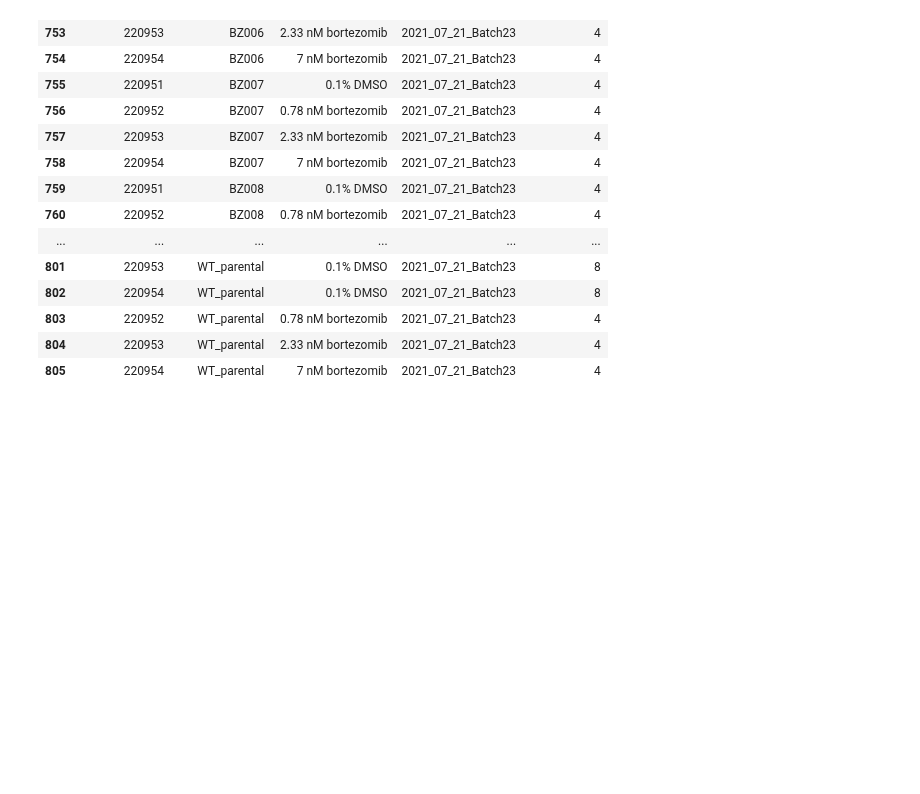
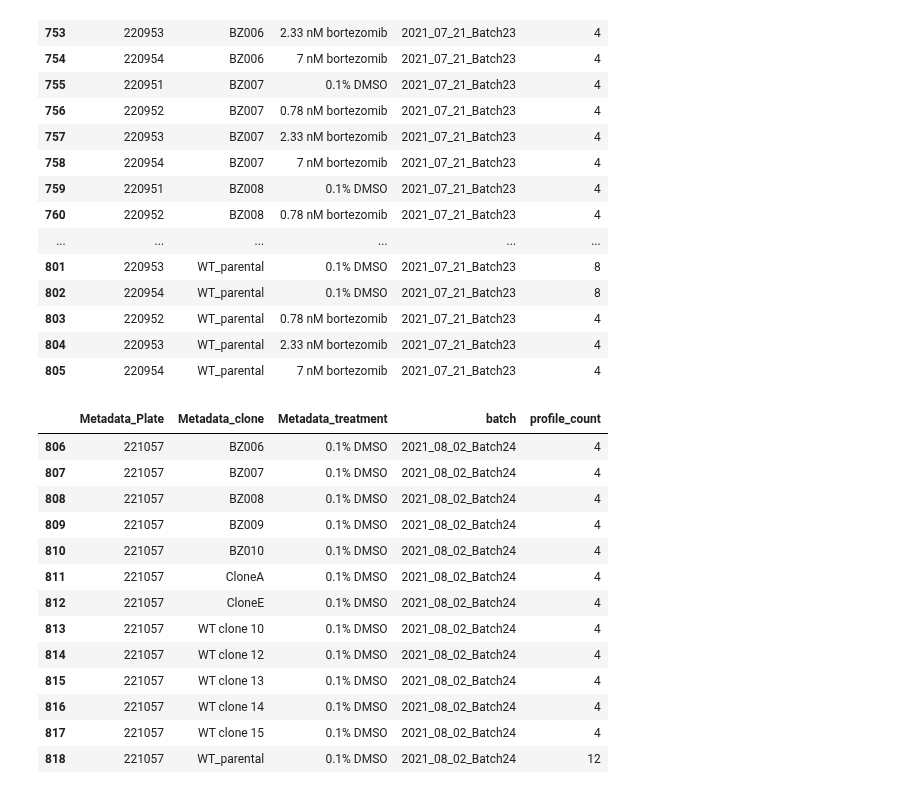
Before and after one commit to broadinstitute/profiling-resistance-mechanisms, a Jupyter notebook: 2.describe-data/0.describe-data.ipynb, the cells around one changed output. Drawn from its saved outputs; the diff is of its cells as text; code cells hidden in the pictures; blank space fills up the shorter version.

```diff
--- a/2.describe-data/0.describe-data.ipynb
+++ b/2.describe-data/0.describe-data.ipynb
@@ -844,3 +845,21 @@ batch23_df
 | 803 | 220952 | WT_parental | 0.78 nM bortezomib | 2021_07_21_Batch23 | 4 |
 | 804 | 220953 | WT_parental | 2.33 nM bortezomib | 2021_07_21_Batch23 | 4 |
 | 805 | 220954 | WT_parental | 7 nM bortezomib | 2021_07_21_Batch23 | 4 |
+# %%
+batch24_df = treatment_counts_df.query("batch == '2021_08_02_Batch24'").dropna(axis="columns")
+batch24_df
+# %% [output]
+|  | Metadata_Plate | Metadata_clone | Metadata_treatment | batch | profile_count |
+| 806 | 221057 | BZ006 | 0.1% DMSO | 2021_08_02_Batch24 | 4 |
+| 807 | 221057 | BZ007 | 0.1% DMSO | 2021_08_02_Batch24 | 4 |
+| 808 | 221057 | BZ008 | 0.1% DMSO | 2021_08_02_Batch24 | 4 |
+| 809 | 221057 | BZ009 | 0.1% DMSO | 2021_08_02_Batch24 | 4 |
+| 810 | 221057 | BZ010 | 0.1% DMSO | 2021_08_02_Batch24 | 4 |
+| 811 | 221057 | CloneA | 0.1% DMSO | 2021_08_02_Batch24 | 4 |
+| 812 | 221057 | CloneE | 0.1% DMSO | 2021_08_02_Batch24 | 4 |
+| 813 | 221057 | WT clone 10 | 0.1% DMSO | 2021_08_02_Batch24 | 4 |
+| 814 | 221057 | WT clone 12 | 0.1% DMSO | 2021_08_02_Batch24 | 4 |
+| 815 | 221057 | WT clone 13 | 0.1% DMSO | 2021_08_02_Batch24 | 4 |
+| 816 | 221057 | WT clone 14 | 0.1% DMSO | 2021_08_02_Batch24 | 4 |
+| 817 | 221057 | WT clone 15 | 0.1% DMSO | 2021_08_02_Batch24 | 4 |
+| 818 | 221057 | WT_parental | 0.1% DMSO | 2021_08_02_Batch24 | 12 |
```
Also changed, not shown: parts of 12 cells of this notebook, 37 other files.
